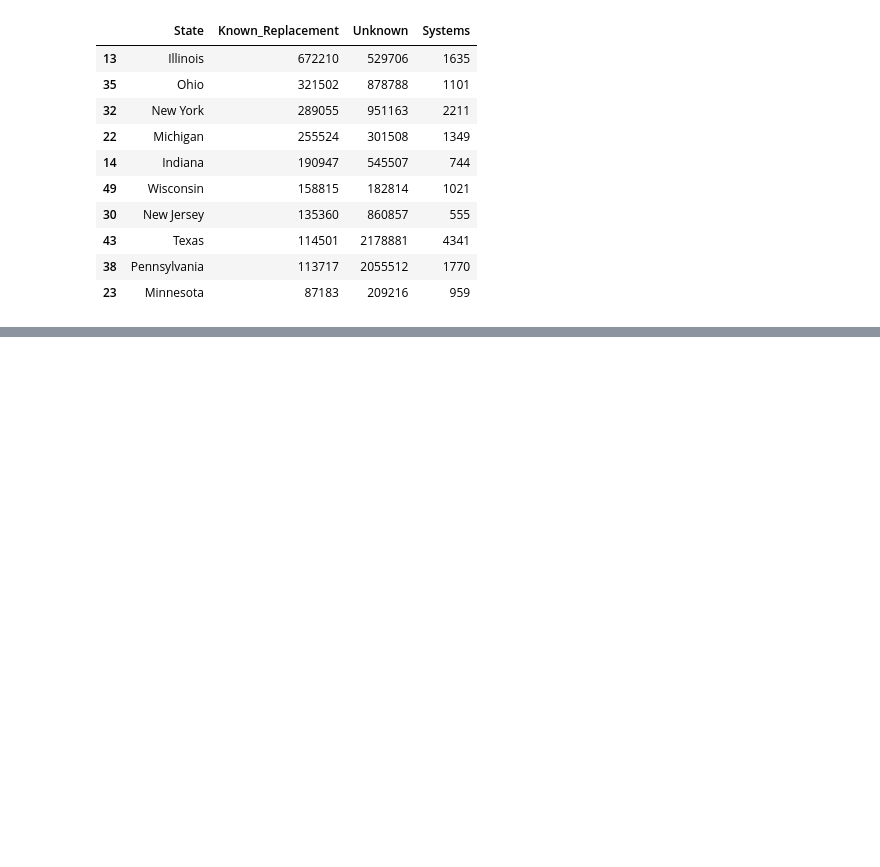
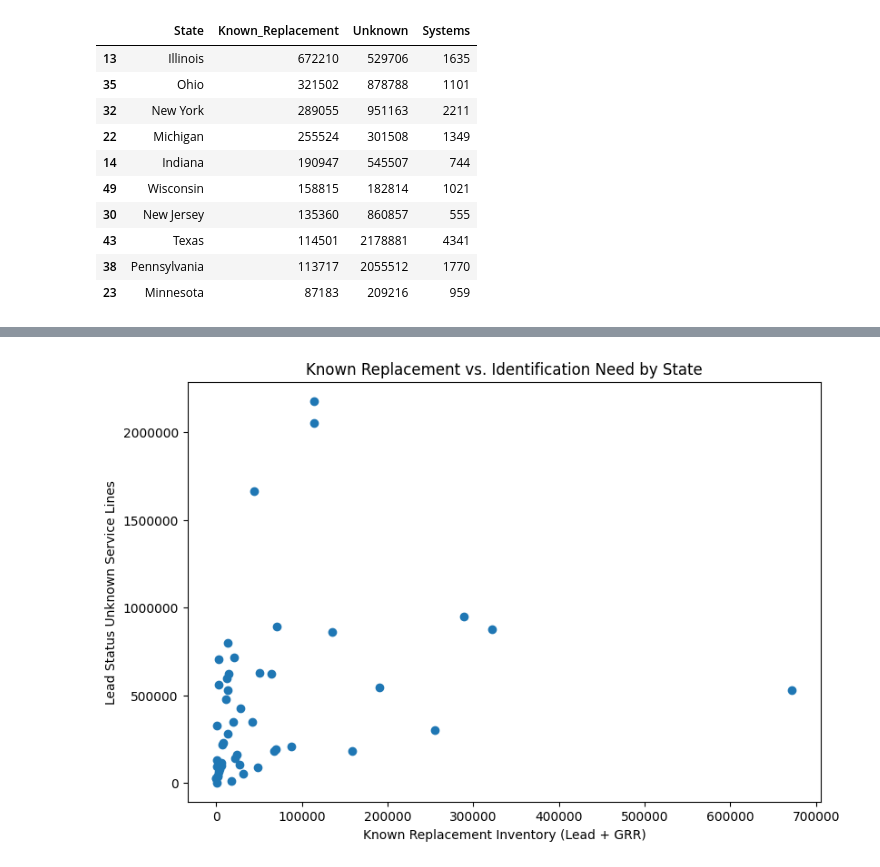
Before and after one commit to drat-git/xylem-lead-service-line-analysis, a Jupyter notebook: Lead_Service_Line_Analysis.ipynb, the cells around one changed output, grey strips where cells are left out. Saved outputs shown, nothing was run; the diff lists cells and outputs as text; code cells hidden in the pictures; blank space fills up the shorter version.

```diff
--- a/Lead_Service_Line_Analysis.ipynb
+++ b/Lead_Service_Line_Analysis.ipynb
@@ -290,7 +289,6 @@ state_summary = (
     df.groupby("Primacy Agency")
       .agg(
           Systems=("PWS ID", "count"),
-          Population_Served=("Population Served Count", "sum"),
           Lead=("# Lead Service Lines", "sum"),
           GRR=("# Galvanized Requiring Replacement Service Lines", "sum"),
           Known_Replacement=("Known Replacement Inventory", "sum"),
@@ -382,0 +426,17 @@ state_summary.sort_values(
+# %%
+plt.figure(figsize=(9, 6))
+
+plt.scatter(
+    state_summary["Known_Replacement"],
+    state_summary["Unknown"]
+)
+
+plt.xlabel("Known Replacement Inventory (Lead + GRR)")
+plt.ylabel("Lead Status Unknown Service Lines")
+plt.title("Known Replacement vs. Identification Need by State")
+
+plt.ticklabel_format(style="plain", axis="both")
+
+plt.show()
+# %% [output]
+[figure, added]
```
Also changed, not shown: parts of 18 cells of this notebook, 1 other file.
